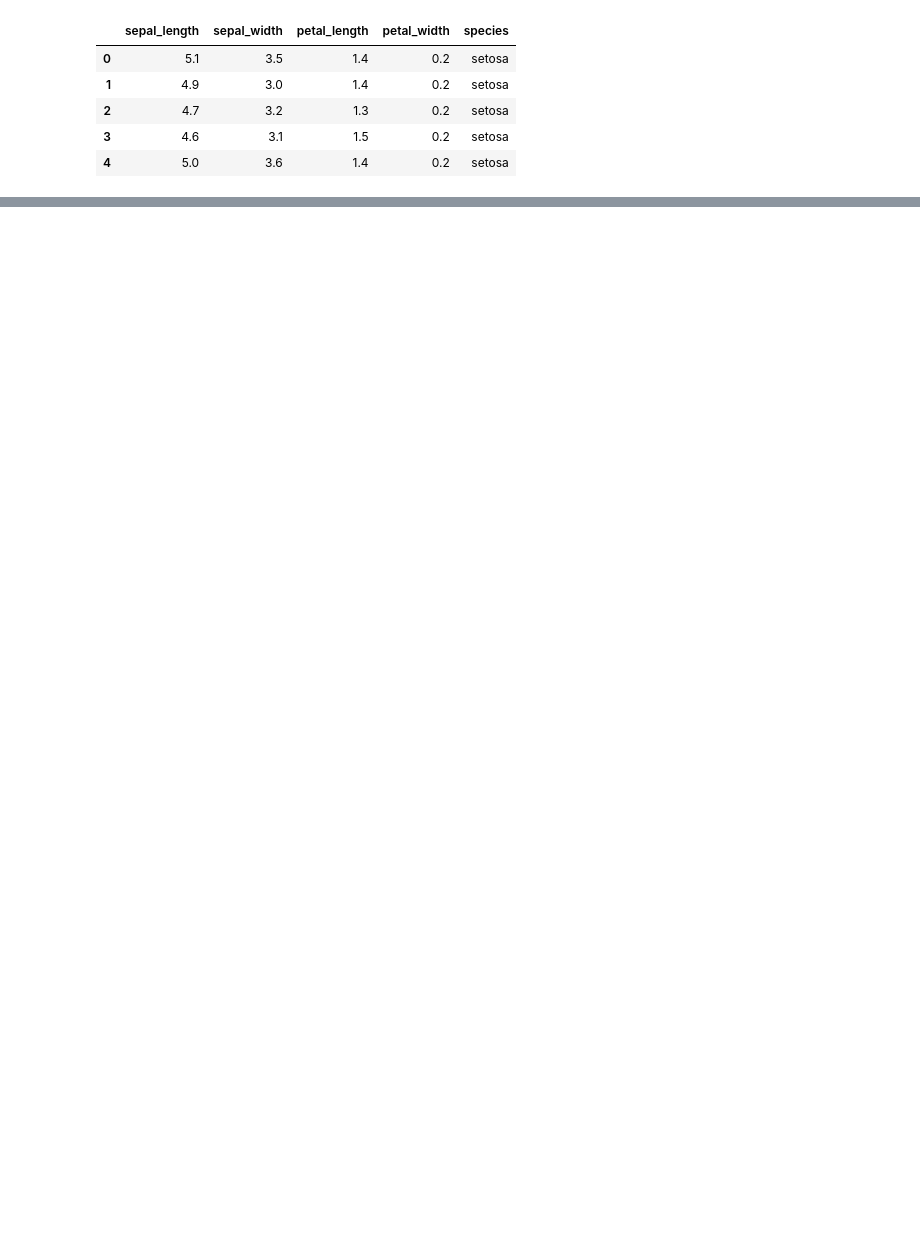
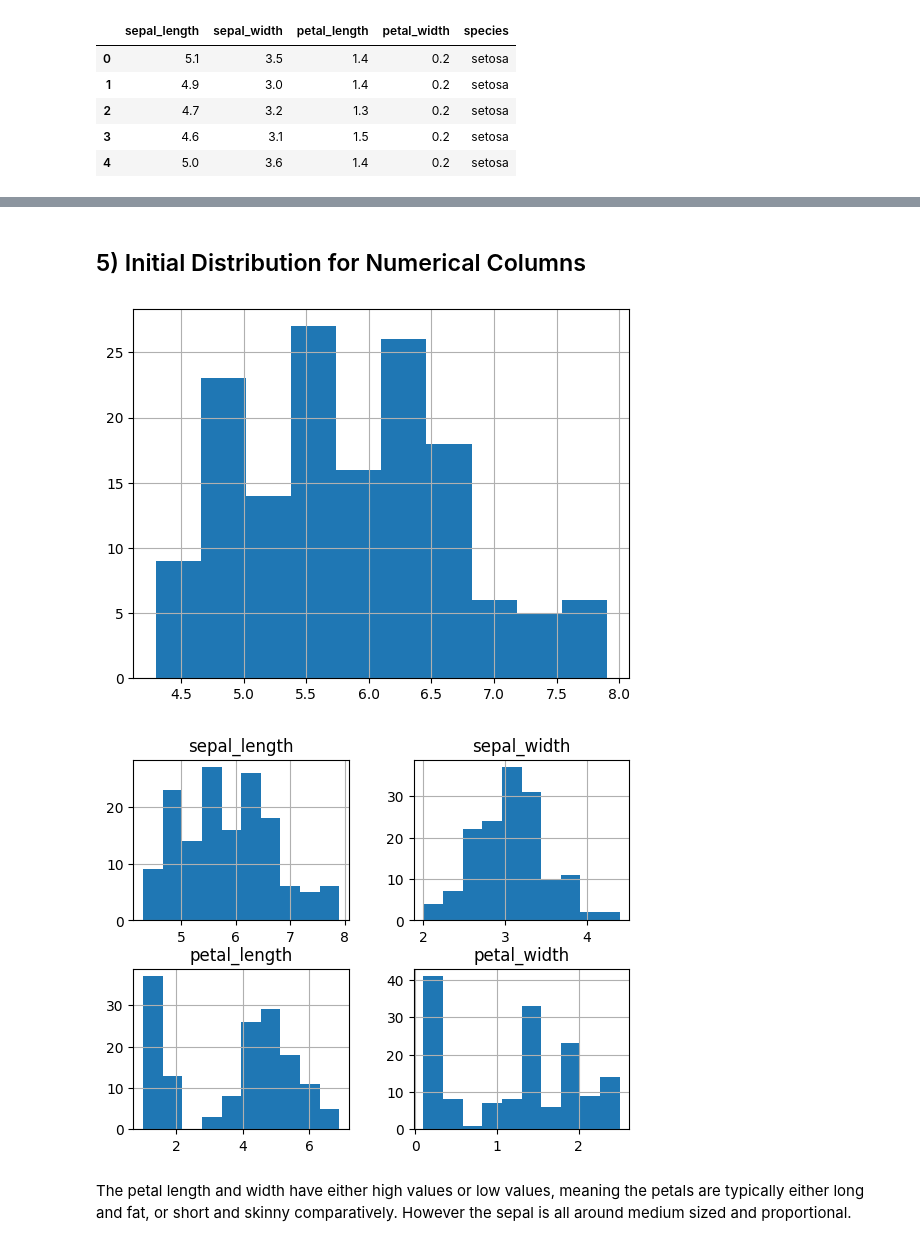
Before and after one commit to kehummel/datafun-04-eda, a Jupyter notebook: datafun_04_eda.ipynb, the cells around one changed output, grey strips where cells are left out. Cells and saved outputs as stored; diff of their text form; code cells hidden in the pictures; blank space fills up the shorter version.

```diff
--- a/datafun_04_eda.ipynb
+++ b/datafun_04_eda.ipynb
@@ -36,0 +81,16 @@ iris_df.head()
+# %% [markdown]
+## 5) Initial Distribution for Numerical Columns
+# %%
+# Inspect histogram by one numerical column
+iris_df['sepal_length'].hist()
+
+# Inspect histograms for ALL numerical columns
+iris_df.hist()
+
+# Show all plots
+matplotlib.pyplot.show()
+# %% [output]
+[figure, added]
+[figure, added]
+# %% [markdown]
+The petal length and width have either high values or low values, meaning the petals are typically either long and fat, or short and skinny comparatively. However the sepal is all around medium sized and proportional.
```
Also changed, not shown: parts of 18 cells of this notebook, 1 other file.
